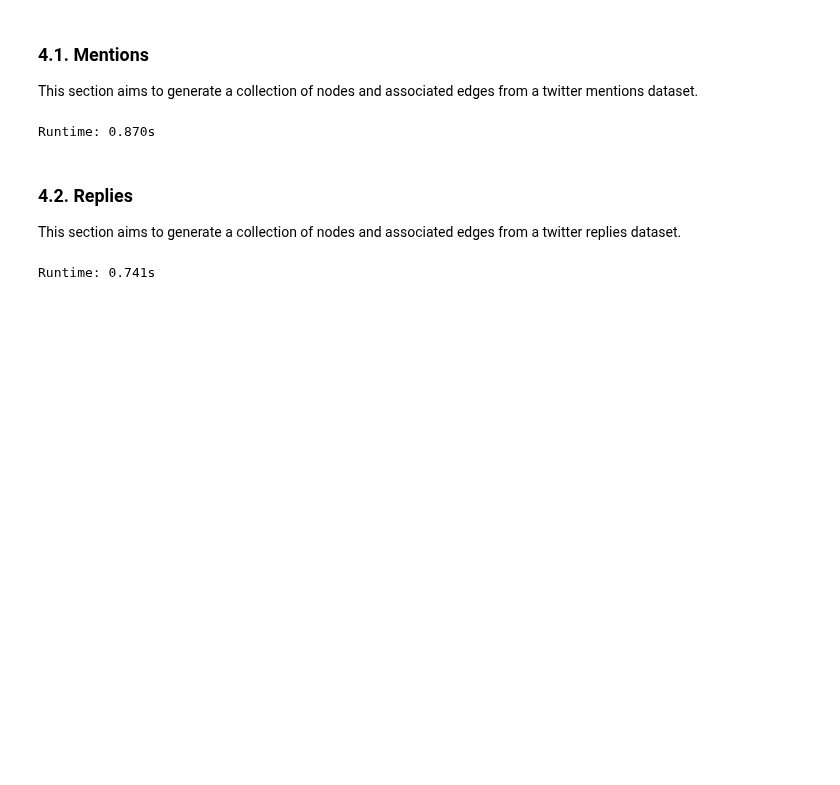
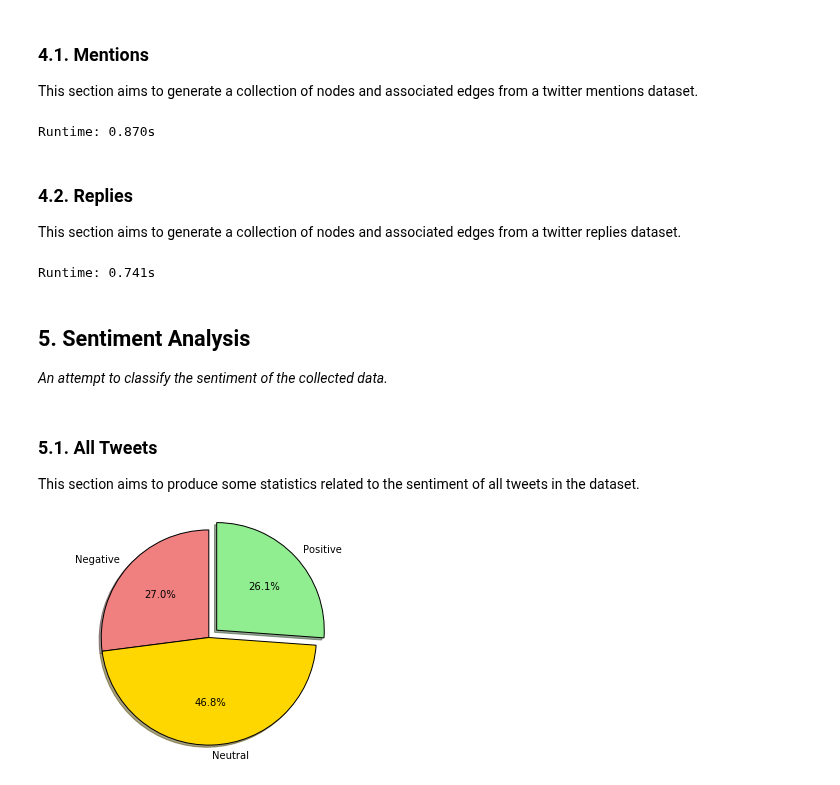
Before and after one commit to taylorrees/penemue, a Jupyter notebook: analysis.ipynb, the cells around one changed output. Cells and saved outputs as stored; diff of their text form; code cells hidden in the pictures; blank space fills up the shorter version.

Commit message:
Added the beginnings of sentiment analysis and tidied up notebook.

```diff
--- a/analysis.ipynb
+++ b/analysis.ipynb
@@ -487,3 +462,44 @@ with open(edge_file, 'w') as f:
     w = writer(f)
     w.writerow(["source", "target"])
     w.writerows(edges)
+# %% [markdown]
+## 5. Sentiment Analysis
+
+*An attempt to classify the sentiment of the collected data.*
+# %% [markdown]
+### 5.1. All Tweets
+
+This section aims to produce some statistics related to the sentiment of all tweets in the dataset.
+# %%
+"""Setup for sentiment analysis"""
+
+from textblob import TextBlob
+
+sentiments = [TextBlob(tweet["text"]).sentiment.polarity
+              for tweet in DB.tweets.find()]
+
+positives = len([sentiment
+                 for sentiment in sentiments
+                     if sentiment > 0])
+
+neutrals = len([sentiment
+                for sentiment in sentiments
+                    if sentiment == 0])
+
+negatives = len([sentiment
+                 for sentiment in sentiments
+                     if sentiment < 0])
+# %%
+"""Plot a pie chart"""
+
+sizes = (negatives, neutrals, positives)
+labels = ("Negative", "Neutral", "Positive")
+colors = ('lightcoral', 'gold', 'lightgreen')
+
+plt.pie(sizes, labels=labels, colors=colors, autopct='%1.1f%%',
+        shadow=True, startangle=90, explode=(0,0,0.1))
+
+plt.axis('equal')
+plt.show()
+# %% [output]
+[figure, added]
```
Also changed, not shown: parts of 29 cells of this notebook.
